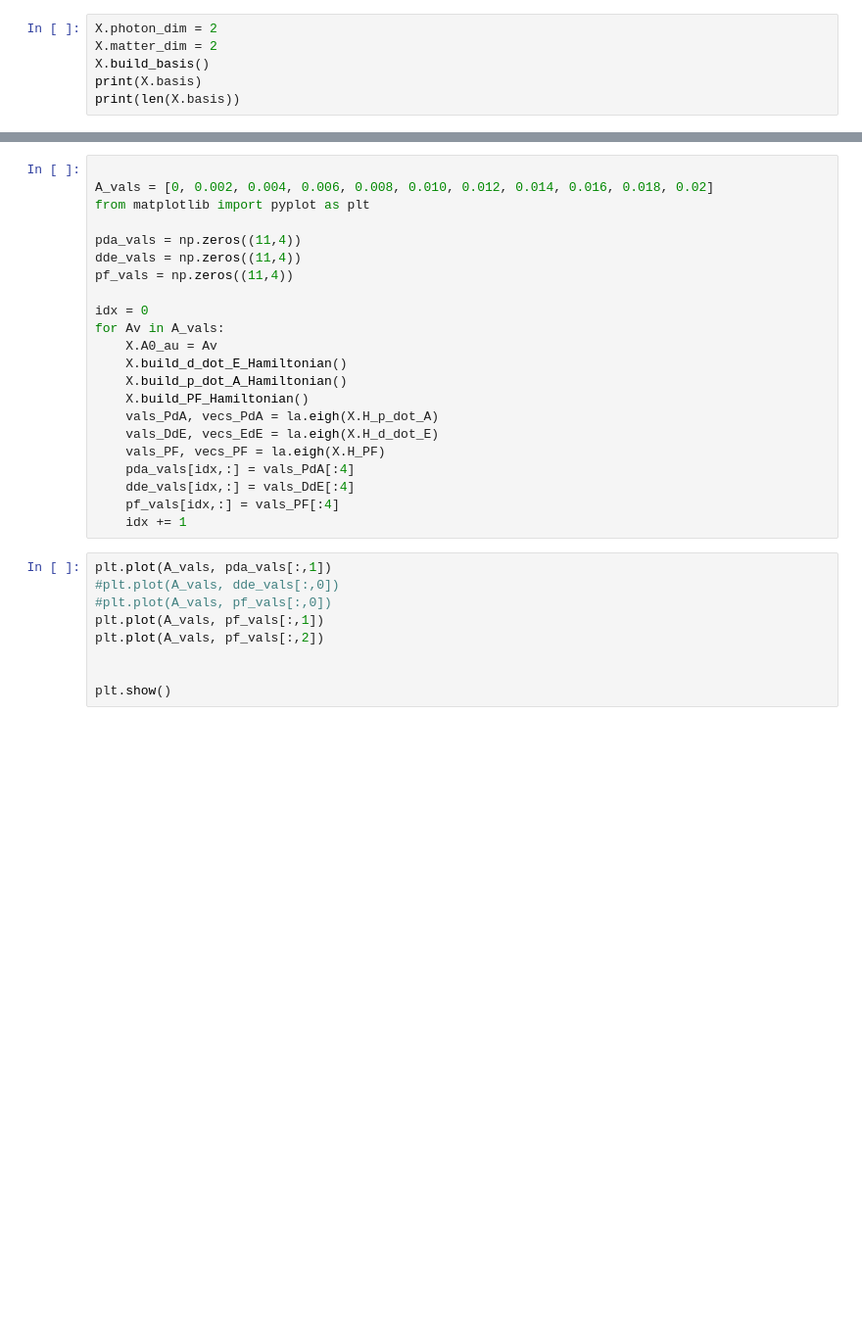
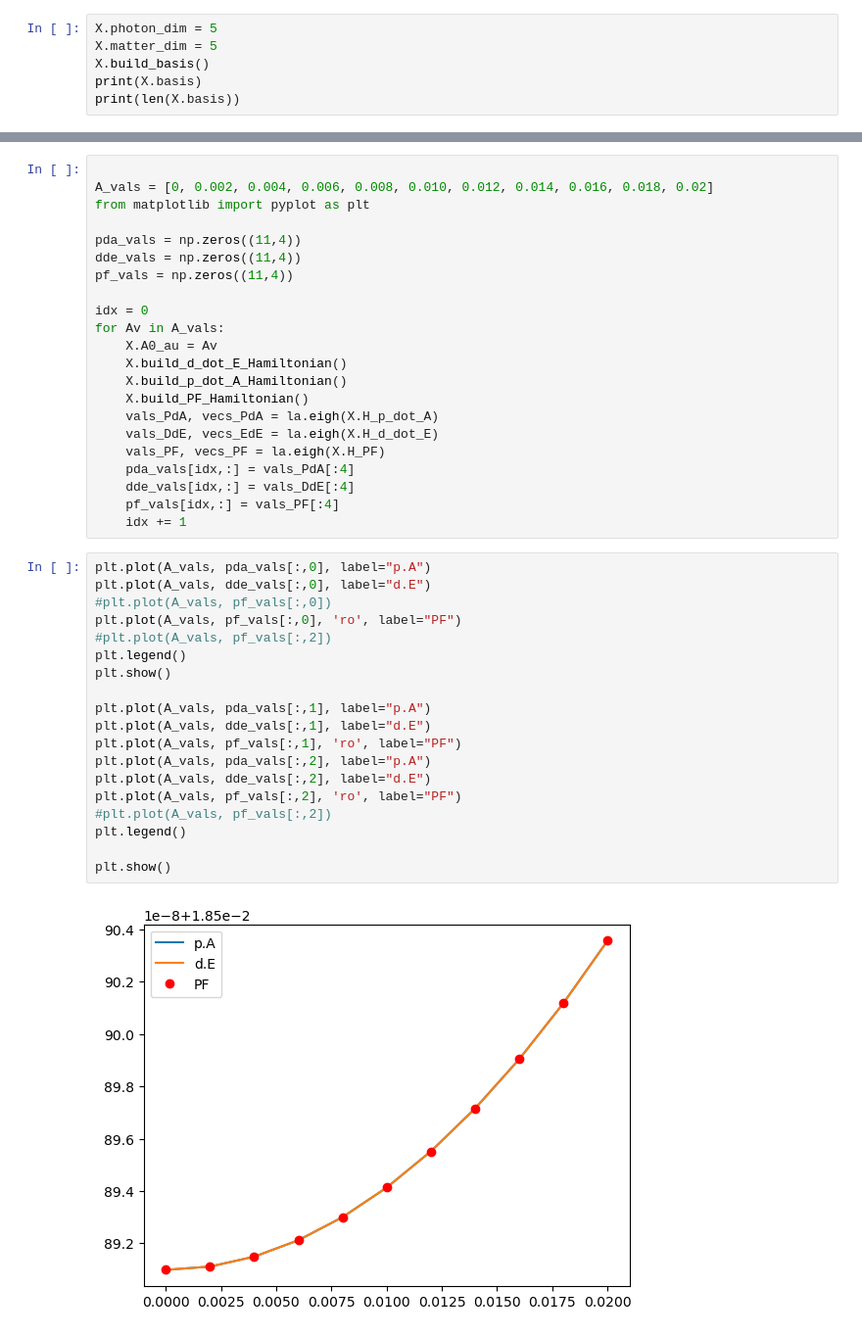
Before and after one commit to FoleyLab/CompChem2024, a Jupyter notebook: PROJECT/Morse_Oscillator_Simple_Example.ipynb, the cells around one changed output, grey strips where cells are left out. Shown: that part at 98% size. Cells and saved outputs as stored; diff of their text form; blank space fills up the shorter version.

```diff
--- a/PROJECT/Morse_Oscillator_Simple_Example.ipynb
+++ b/PROJECT/Morse_Oscillator_Simple_Example.ipynb
@@ -121,8 +121,8 @@ and the p.A Hamiltonian will have matrix elements of the form
 \end{equation}
 where $E_n$ is the energy associated with matter state $n$, $m$ is the reduced mass, and $i$ is the imaginary unit.  Hence, we need to be able to compute matrix elements of the position operator with our matter states.  The following function will accomplish this.
 # %%
-X.photon_dim = 2
-X.matter_dim = 2
+X.photon_dim = 5
+X.matter_dim = 5
 X.build_basis()
 print(X.basis)
 print(len(X.basis))
@@ -198,11 +246,23 @@ for Av in A_vals:
     pf_vals[idx,:] = vals_PF[:4]
     idx += 1
 # %%
-plt.plot(A_vals, pda_vals[:,1])
-#plt.plot(A_vals, dde_vals[:,0])
+plt.plot(A_vals, pda_vals[:,0], label="p.A")
+plt.plot(A_vals, dde_vals[:,0], label="d.E")
 #plt.plot(A_vals, pf_vals[:,0])
-plt.plot(A_vals, pf_vals[:,1])
-plt.plot(A_vals, pf_vals[:,2])
+plt.plot(A_vals, pf_vals[:,0], 'ro', label="PF")
+#plt.plot(A_vals, pf_vals[:,2])
+plt.legend()
+plt.show()
 
+plt.plot(A_vals, pda_vals[:,1], label="p.A")
+plt.plot(A_vals, dde_vals[:,1], label="d.E")
+plt.plot(A_vals, pf_vals[:,1], 'ro', label="PF")
+plt.plot(A_vals, pda_vals[:,2], label="p.A")
+plt.plot(A_vals, dde_vals[:,2], label="d.E")
+plt.plot(A_vals, pf_vals[:,2], 'ro', label="PF")
+#plt.plot(A_vals, pf_vals[:,2])
+plt.legend()
 
 plt.show()
+# %% [output]
+[figure, added]
```
Also changed, not shown: parts of 7 cells of this notebook, 1 other file.
